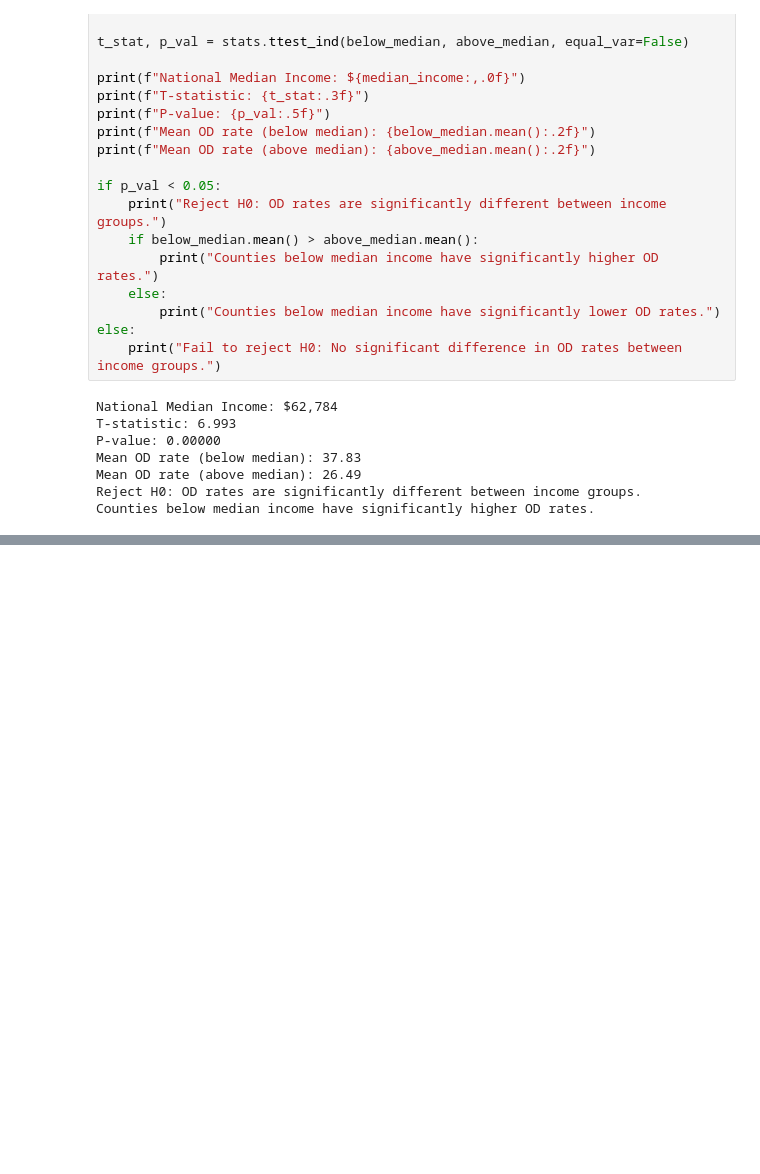
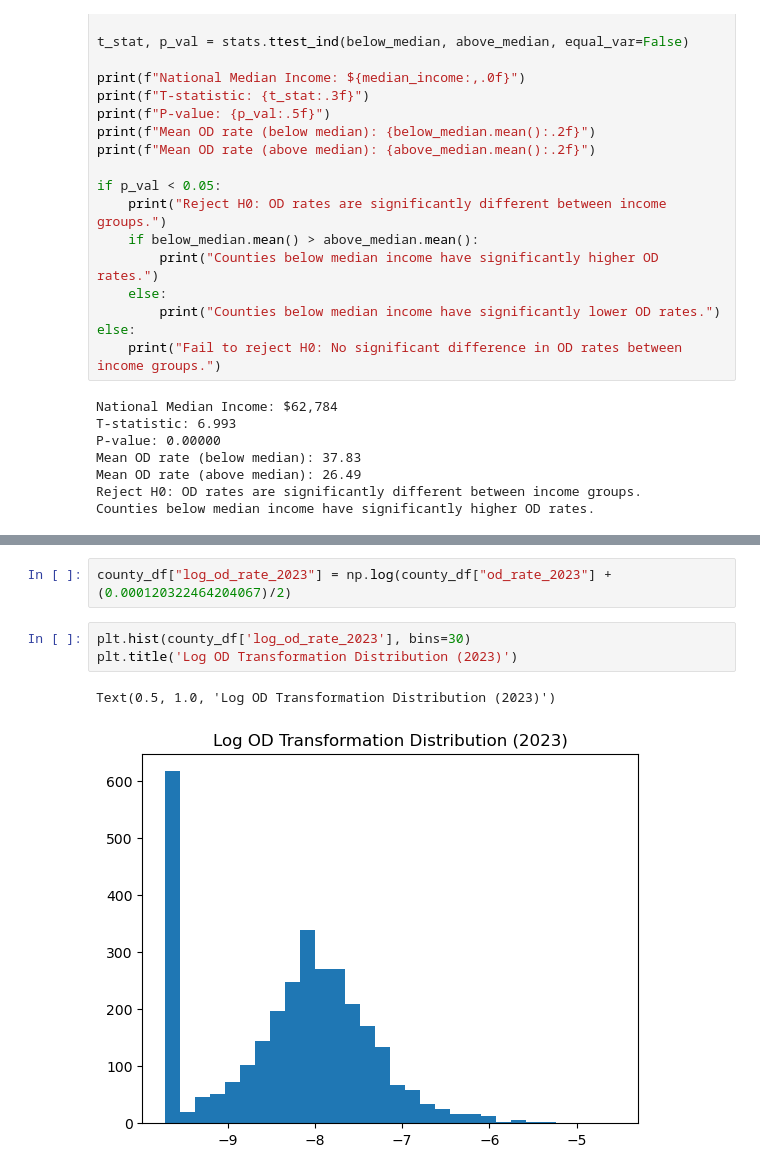
Before and after one commit to rsm-amarkova/Opioid_SAMSHA, a Jupyter notebook: project_analysis.ipynb, the cells around one changed output, grey strips where cells are left out. Saved outputs shown, nothing was run; the diff lists cells and outputs as text; blank space fills up the shorter version.

```diff
--- a/project_analysis.ipynb
+++ b/project_analysis.ipynb
@@ -171,2 +182,10 @@ plt.show()
+# %%
+county_df["log_od_rate_2023"] = np.log(county_df["od_rate_2023"] + (0.000120322464204067)/2)
+# %%
+plt.hist(county_df['log_od_rate_2023'], bins=30)
+plt.title('Log OD Transformation Distribution (2023)')
+# %% [output]
+Text(0.5, 1.0, 'Log OD Transformation Distribution (2023)')
+[figure, added]
 # %%
 reg = rsm.model.regress(
```
Also changed, not shown: parts of 11 cells of this notebook.
